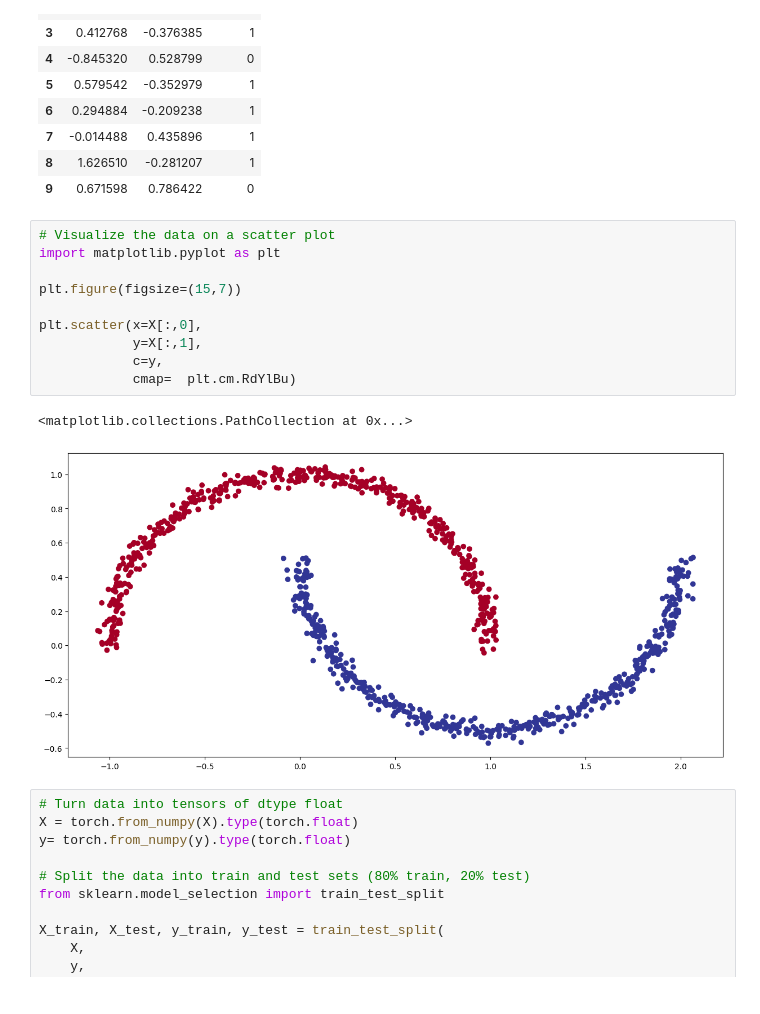
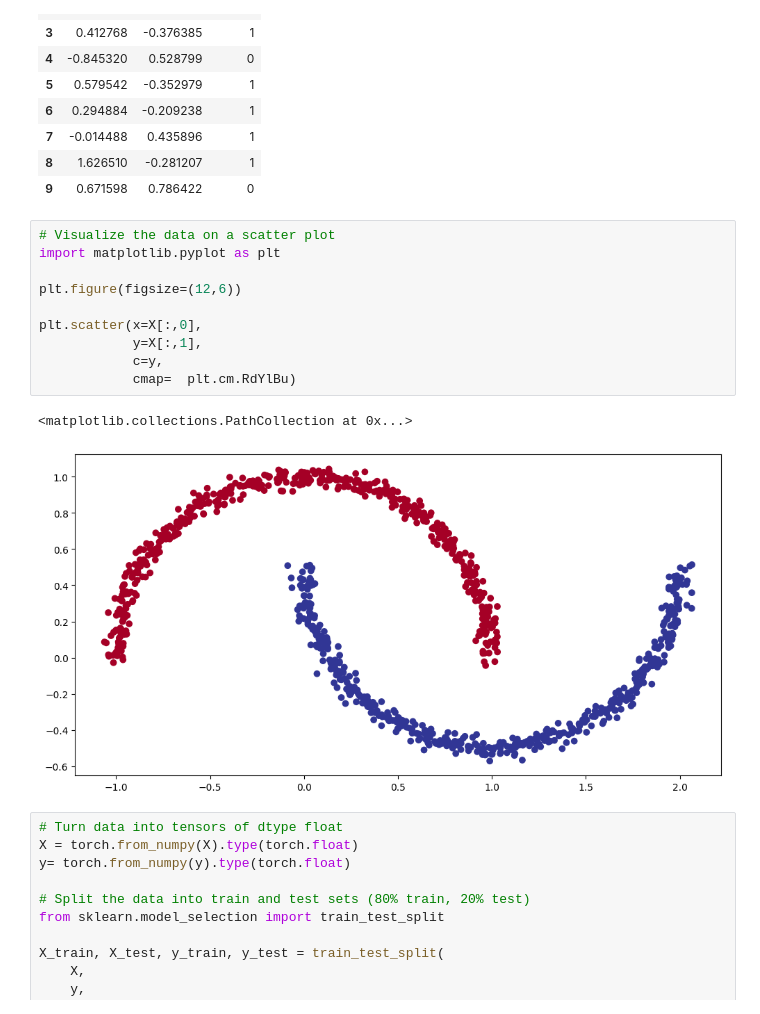
Before and after one commit to RishabhCodss/introduction-to-github, a Jupyter notebook: extras/exercises/02_pytorch_classification_exercises.ipynb, the cells around one changed output. Saved outputs shown, nothing was run; the diff lists cells and outputs as text.

```diff
--- a/extras/exercises/02_pytorch_classification_exercises.ipynb
+++ b/extras/exercises/02_pytorch_classification_exercises.ipynb
@@ -94,16 +93,16 @@ moons.head(10)
 # %%
 # Visualize the data on a scatter plot
 import matplotlib.pyplot as plt
 
-plt.figure(figsize=(15,7))
+plt.figure(figsize=(12,6))
 
 plt.scatter(x=X[:,0],
             y=X[:,1],
             c=y,
             cmap=  plt.cm.RdYlBu)
 # %% [output]
 <matplotlib.collections.PathCollection at 0x...>
-[figure, old version]
+[figure, new version]
 # %%
 # Turn data into tensors of dtype float
 X = torch.from_numpy(X).type(torch.float)
```
Also changed, not shown: parts of 17 cells of this notebook.
